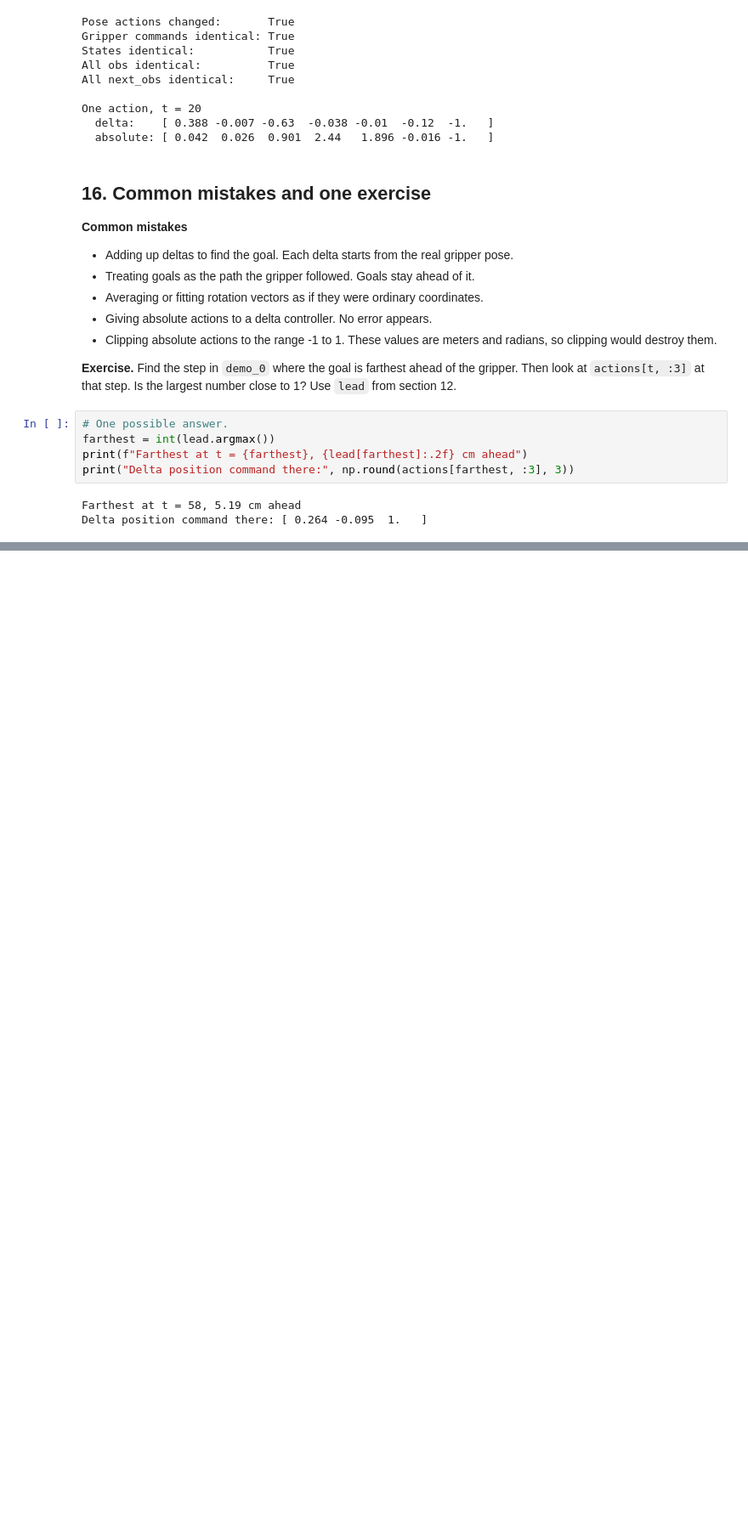
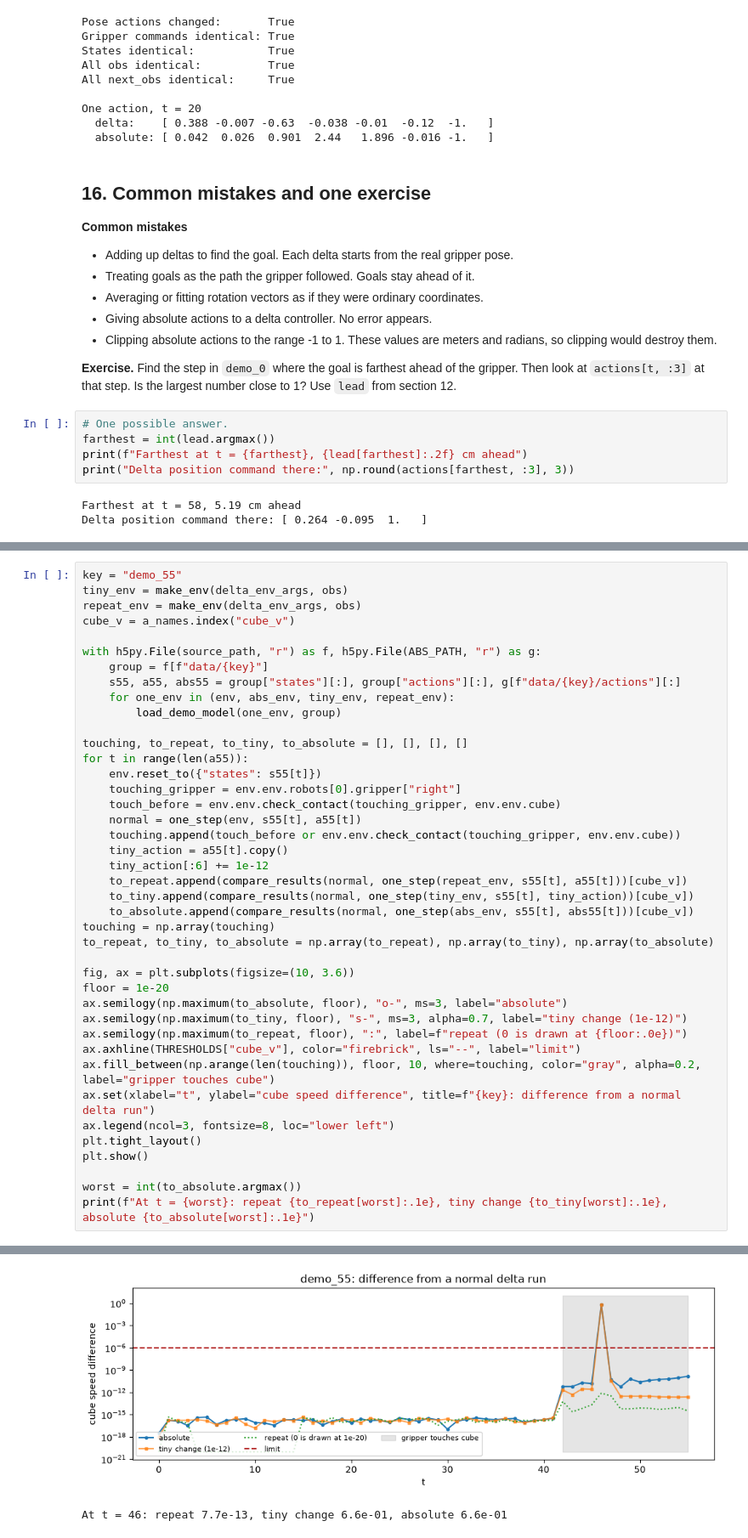
Before and after one commit to abbashaikh/bezier-rfm, a Jupyter notebook: notebooks/robomimic_lift_dataset.ipynb, the cells around one changed output, grey strips where cells are left out. Shown at 85% size. Cells and saved outputs as stored; diff of their text form; blank space fills up the shorter version.

```diff
--- a/notebooks/robomimic_lift_dataset.ipynb
+++ b/notebooks/robomimic_lift_dataset.ipynb
@@ -719,0 +915,42 @@ Delta position command there: [ 0.264 -0.095  1.   ]
+# %%
+key = "demo_55"
+tiny_env = make_env(delta_env_args, obs)
+repeat_env = make_env(delta_env_args, obs)
+cube_v = a_names.index("cube_v")
+
+with h5py.File(source_path, "r") as f, h5py.File(ABS_PATH, "r") as g:
+    group = f[f"data/{key}"]
+    s55, a55, abs55 = group["states"][:], group["actions"][:], g[f"data/{key}/actions"][:]
+    for one_env in (env, abs_env, tiny_env, repeat_env):
+        load_demo_model(one_env, group)
+
+touching, to_repeat, to_tiny, to_absolute = [], [], [], []
+for t in range(len(a55)):
+    env.reset_to({"states": s55[t]})
+    touching_gripper = env.env.robots[0].gripper["right"]
+    touch_before = env.env.check_contact(touching_gripper, env.env.cube)
+    normal = one_step(env, s55[t], a55[t])
+    touching.append(touch_before or env.env.check_contact(touching_gripper, env.env.cube))
+    tiny_action = a55[t].copy()
+    tiny_action[:6] += 1e-12
+    to_repeat.append(compare_results(normal, one_step(repeat_env, s55[t], a55[t]))[cube_v])
+    to_tiny.append(compare_results(normal, one_step(tiny_env, s55[t], tiny_action))[cube_v])
+    to_absolute.append(compare_results(normal, one_step(abs_env, s55[t], abs55[t]))[cube_v])
+touching = np.array(touching)
+to_repeat, to_tiny, to_absolute = np.array(to_repeat), np.array(to_tiny), np.array(to_absolute)
+
+fig, ax = plt.subplots(figsize=(10, 3.6))
+floor = 1e-20
+ax.semilogy(np.maximum(to_absolute, floor), "o-", ms=3, label="absolute")
+ax.semilogy(np.maximum(to_tiny, floor), "s-", ms=3, alpha=0.7, label="tiny change (1e-12)")
+ax.semilogy(np.maximum(to_repeat, floor), ":", label=f"repeat (0 is drawn at {floor:.0e})")
+ax.axhline(THRESHOLDS["cube_v"], color="firebrick", ls="--", label="limit")
+ax.fill_between(np.arange(len(touching)), floor, 10, where=touching, color="gray", alpha=0.2, label="gripper touches cube")
+ax.set(xlabel="t", ylabel="cube speed difference", title=f"{key}: difference from a normal delta run")
+ax.legend(ncol=3, fontsize=8, loc="lower left")
+plt.tight_layout()
+plt.show()
+
+worst = int(to_absolute.argmax())
+print(f"At t = {worst}: repeat {to_repeat[worst]:.1e}, tiny change {to_tiny[worst]:.1e}, absolute {to_absolute[worst]:.1e}")
+# %% [output]
@@ -719,0 +970,2 @@ Delta position command there: [ 0.264 -0.095  1.   ]
+[figure, added]
+At t = 46: repeat 7.7e-13, tiny change 6.6e-01, absolute 6.6e-01
```
Also changed, not shown: parts of 51 cells of this notebook, 12 other files.
